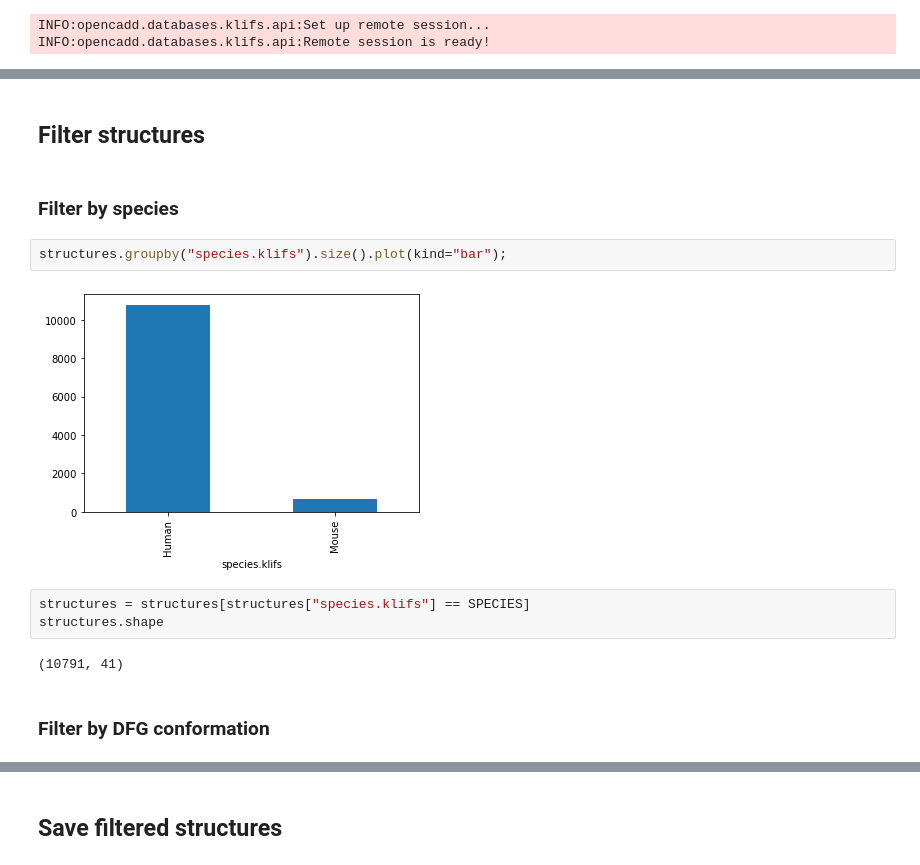
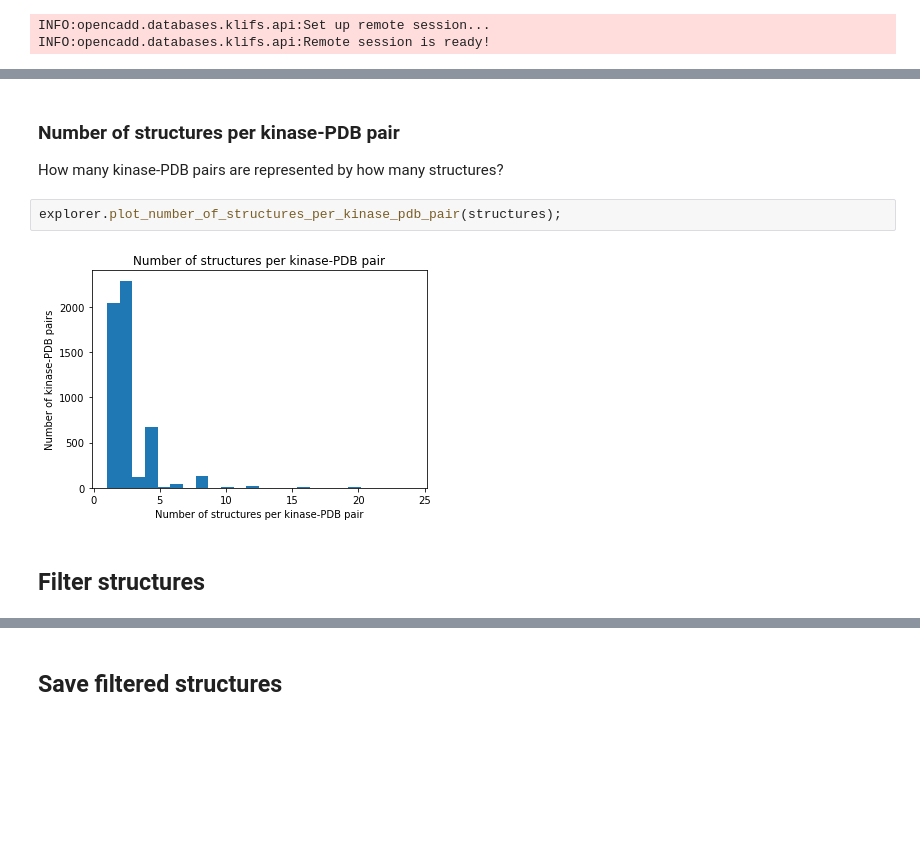
Before and after one commit to volkamerlab/kissim, a Jupyter notebook: docs/tutorials/data_preparation.ipynb, the cells around one changed output, grey strips where cells are left out. Saved outputs shown, nothing was run; the diff lists cells and outputs as text; blank space fills up the shorter version.

```diff
--- a/docs/tutorials/data_preparation.ipynb
+++ b/docs/tutorials/data_preparation.ipynb
@@ -52,15 +73,10 @@ structures.head()
+# %% [markdown]
+### Number of structures per kinase-PDB pair
+
+How many kinase-PDB pairs are represented by how many structures?
+# %%
+explorer.plot_number_of_structures_per_kinase_pdb_pair(structures);
+# %% [output]
+[figure, added]
 # %% [markdown]
 ## Filter structures
-# %% [markdown]
-### Filter by species
-# %%
-structures.groupby("species.klifs").size().plot(kind="bar");
-# %% [output]
-[figure, removed]
-# %%
-structures = structures[structures["species.klifs"] == SPECIES]
-structures.shape
-# %% [output]
-(10791, 41)
-# %% [markdown]
-### Filter by DFG conformation
```
Also changed, not shown: parts of 67 cells of this notebook.
